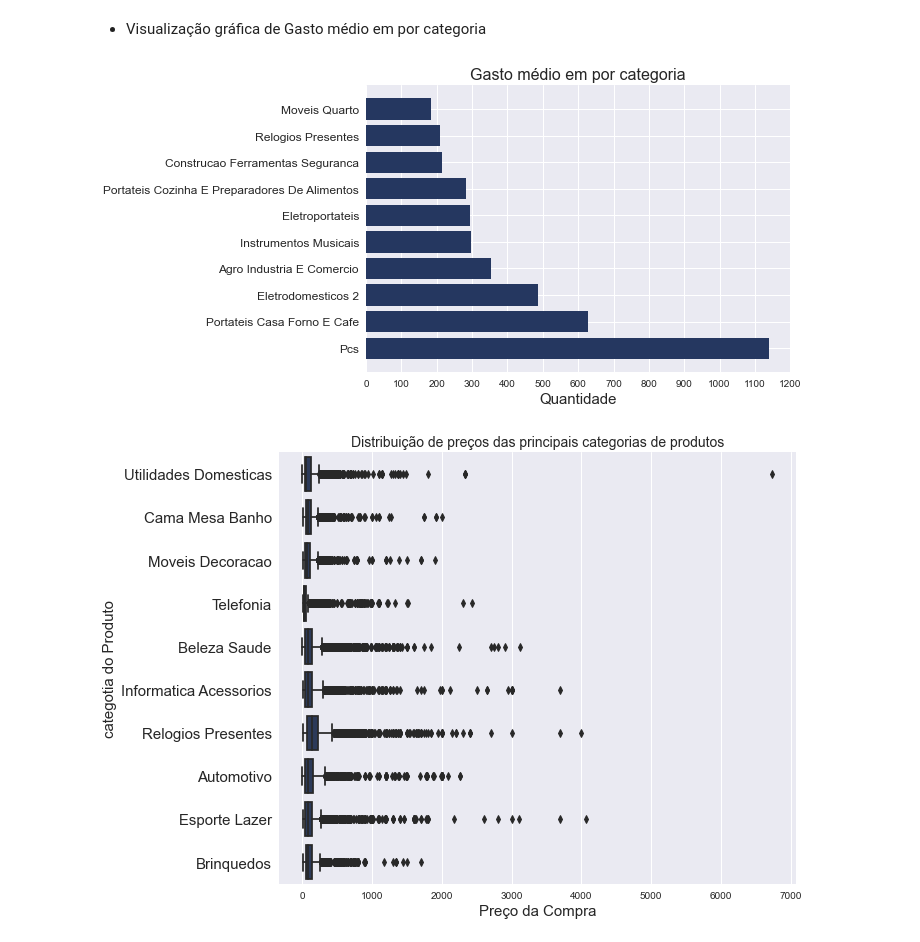
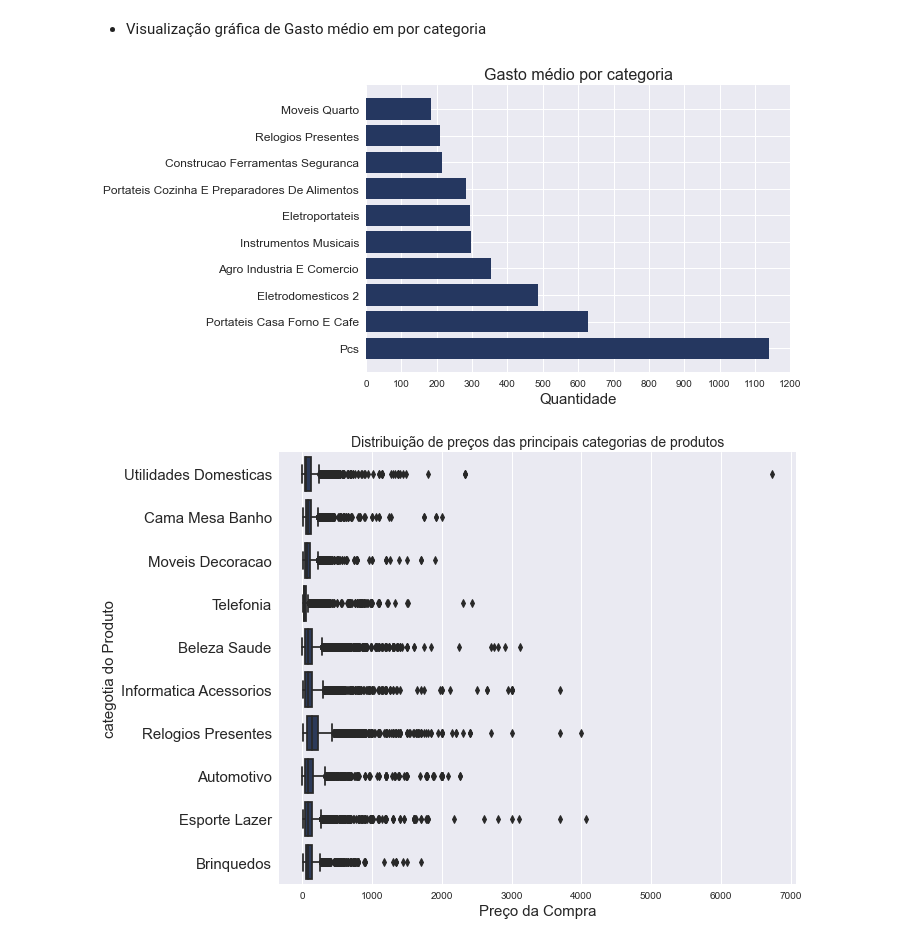
Before and after one commit to RailanDeivid/EDA_ecommerce_olist_brazil, a Jupyter notebook: EDA_Olist.ipynb, the cells around one changed output. Drawn from its saved outputs; the diff is of its cells as text; code cells hidden in the pictures.

```diff
--- a/EDA_Olist.ipynb
+++ b/EDA_Olist.ipynb
@@ -951,21 +953,21 @@ preco_medio_categoria.style.format({
 # %%
 # Configurações do layout
 fig, ax = plt.subplots(figsize=(10, 5))
 # atribuindo dados ao gráfico
 ax.barh(y=preco_medio_categoria.index,
         width=preco_medio_categoria['media_por_categoria'],
         color=azul_escuro)
 # configurações de titulos
-ax.set_title('Gasto médio em por categoria',
+ax.set_title('Gasto médio por categoria',
              fontsize=16)
 ax.set_xlabel('Quantidade', fontsize=15)
 # configurações dos eixos
 plt.xticks(range(0,1300, 100))
 plt.yticks(fontsize=12)
 #setando a melhor visualização
 fig.tight_layout()
 # %% [output]
-[figure, old version]
+[figure, new version]
 # %%
 # Configurações do layout
 fig, ax = plt.subplots(figsize=(10, 7))
```
Also changed, not shown: parts of 21 cells of this notebook, 2 other files.
